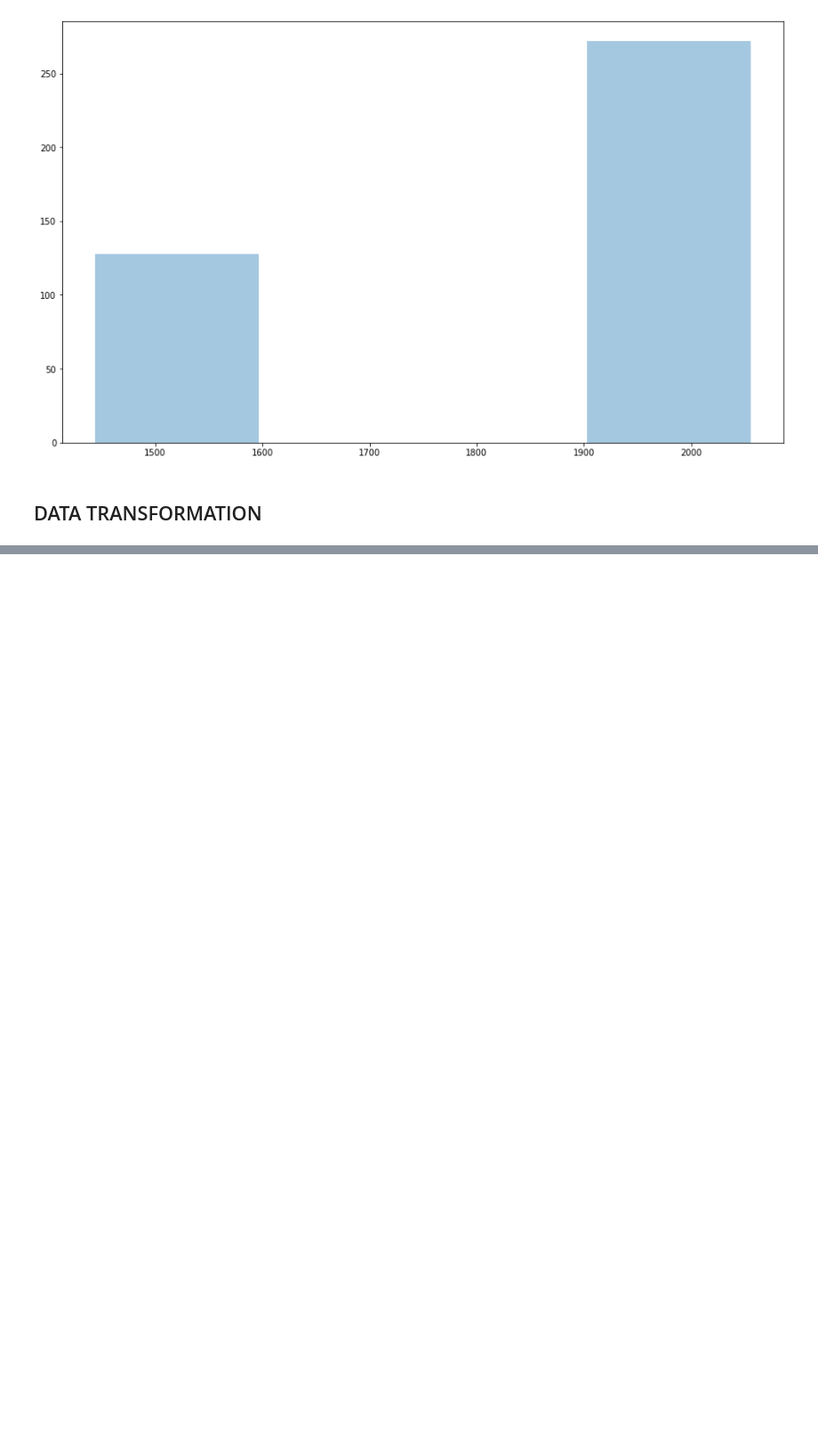
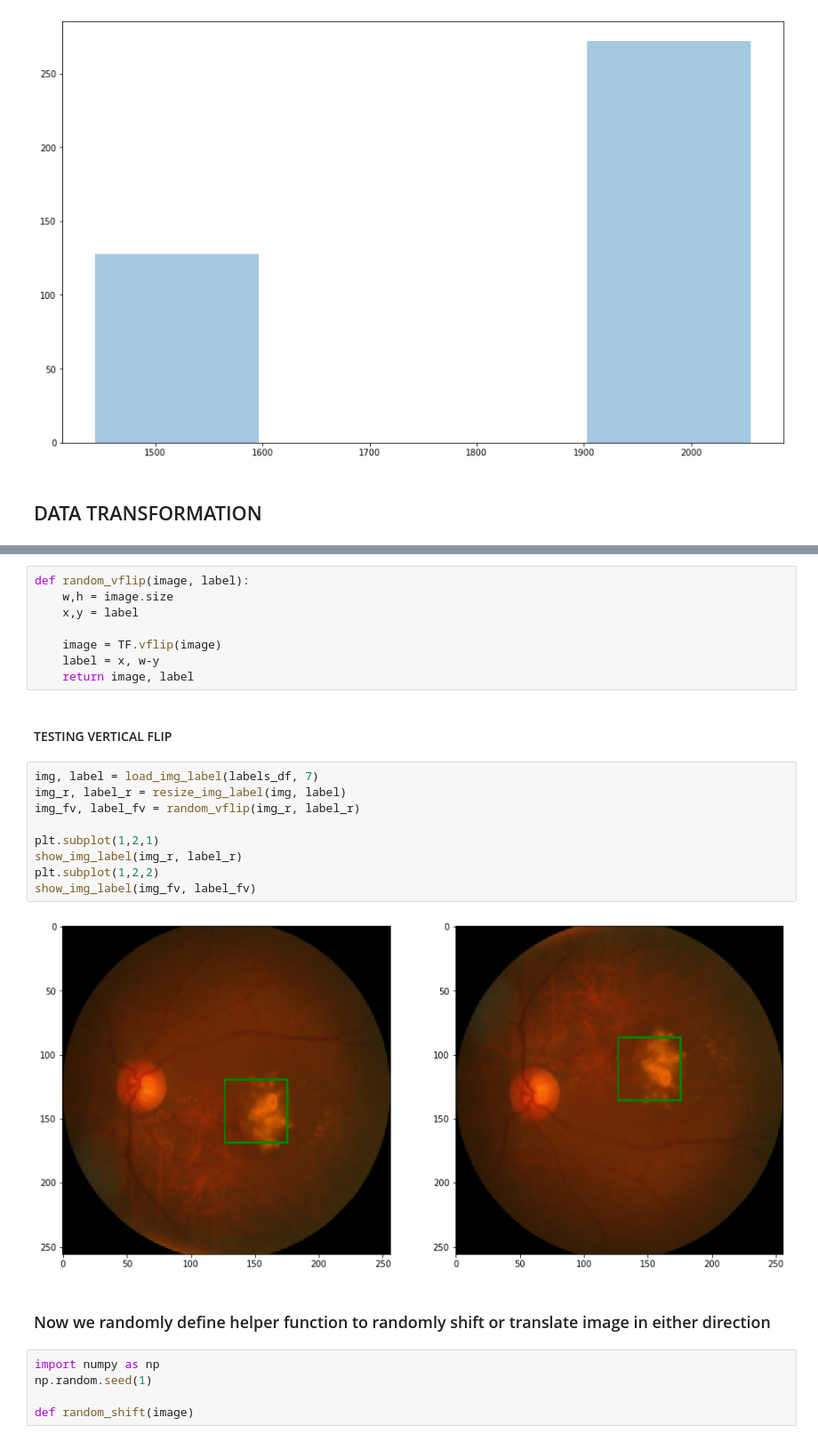
Before and after one commit to wajeehulhassanvii/computervision, a Jupyter notebook: notebooks/single-object detection using pytorch.ipynb, the cells around one changed output, grey strips where cells are left out. Shown at 89% size. Drawn from its saved outputs; the diff is of its cells as text; blank space fills up the shorter version.

```diff
--- a/notebooks/single-object detection using pytorch.ipynb
+++ b/notebooks/single-object detection using pytorch.ipynb
@@ -190,0 +221,28 @@ show_img_label(img_r, label_r)
+# %%
+def random_vflip(image, label):
+    w,h = image.size
+    x,y = label
+
+    image = TF.vflip(image)
+    label = x, w-y
+    return image, label
+# %% [markdown]
+#### TESTING VERTICAL FLIP
+# %%
+img, label = load_img_label(labels_df, 7)
+img_r, label_r = resize_img_label(img, label)
+img_fv, label_fv = random_vflip(img_r, label_r)
+
+plt.subplot(1,2,1)
+show_img_label(img_r, label_r)
+plt.subplot(1,2,2)
+show_img_label(img_fv, label_fv)
+# %% [output]
+[figure, added]
+# %% [markdown]
+### Now we randomly define helper function to randomly shift or translate image in either direction
+# %%
+import numpy as np
+np.random.seed(1)
+
+def random_shift(image)
```
Also changed, not shown: parts of 18 cells of this notebook.
